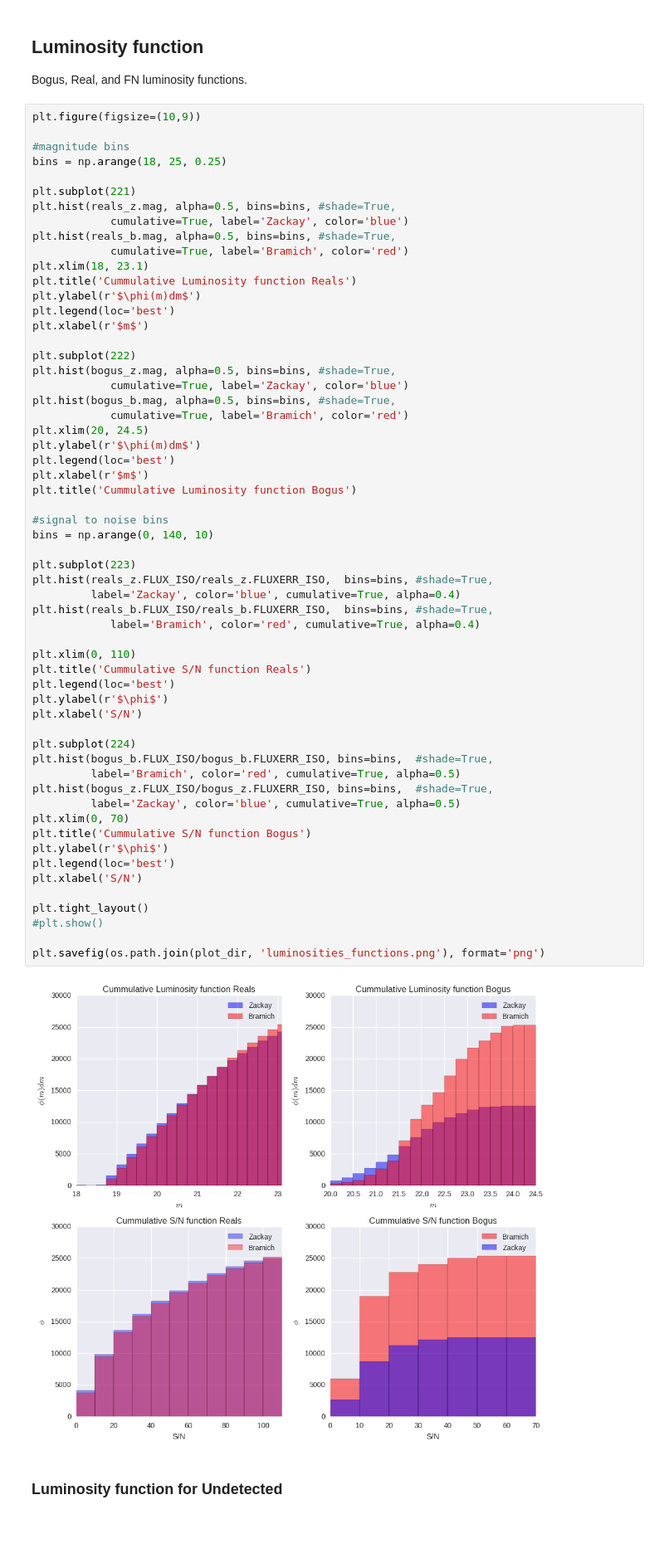
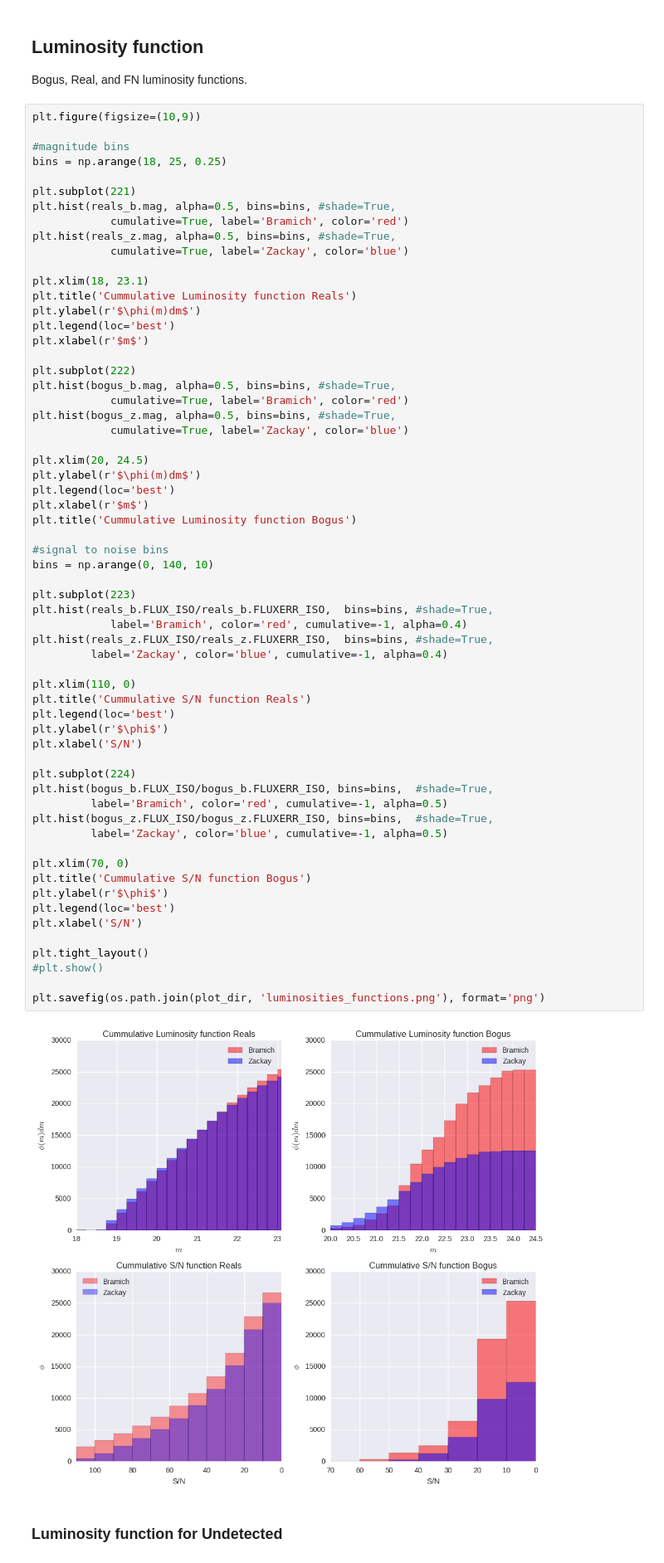
Before and after one commit to BrunoSanchez/RBMLearning, a Jupyter notebook: Plots.ipynb, the cells around one changed output. Shown at 83% size. Cells and saved outputs as stored; diff of their text form; blank space fills up the shorter version.

```diff
--- a/Plots.ipynb
+++ b/Plots.ipynb
@@ -201,10 +204,11 @@ plt.figure(figsize=(10,9))
 bins = np.arange(18, 25, 0.25)
 
 plt.subplot(221)
+plt.hist(reals_b.mag, alpha=0.5, bins=bins, #shade=True,
+            cumulative=True, label='Bramich', color='red')
 plt.hist(reals_z.mag, alpha=0.5, bins=bins, #shade=True,
             cumulative=True, label='Zackay', color='blue')
-plt.hist(reals_b.mag, alpha=0.5, bins=bins, #shade=True,
-            cumulative=True, label='Bramich', color='red')
+
 plt.xlim(18, 23.1)
 plt.title('Cummulative Luminosity function Reals')
 plt.ylabel(r'$\phi(m)dm$')
@@ -212,48 +216,50 @@ plt.legend(loc='best')
 plt.xlabel(r'$m$')
 
 plt.subplot(222)
+plt.hist(bogus_b.mag, alpha=0.5, bins=bins, #shade=True,
+            cumulative=True, label='Bramich', color='red')
 plt.hist(bogus_z.mag, alpha=0.5, bins=bins, #shade=True,
             cumulative=True, label='Zackay', color='blue')
-plt.hist(bogus_b.mag, alpha=0.5, bins=bins, #shade=True,
-            cumulative=True, label='Bramich', color='red')
+
 plt.xlim(20, 24.5)
 plt.ylabel(r'$\phi(m)dm$')
 plt.legend(loc='best')
 plt.xlabel(r'$m$')
 plt.title('Cummulative Luminosity function Bogus')
 
 #signal to noise bins
 bins = np.arange(0, 140, 10)
 
 plt.subplot(223)
+plt.hist(reals_b.FLUX_ISO/reals_b.FLUXERR_ISO,  bins=bins, #shade=True,
+            label='Bramich', color='red', cumulative=-1, alpha=0.4)
 plt.hist(reals_z.FLUX_ISO/reals_z.FLUXERR_ISO,  bins=bins, #shade=True,
-         label='Zackay', color='blue', cumulative=True, alpha=0.4)
-plt.hist(reals_b.FLUX_ISO/reals_b.FLUXERR_ISO,  bins=bins, #shade=True,
-            label='Bramich', color='red', cumulative=True, alpha=0.4)
+         label='Zackay', color='blue', cumulative=-1, alpha=0.4)
 
-plt.xlim(0, 110)
+plt.xlim(110, 0)
 plt.title('Cummulative S/N function Reals')
 plt.legend(loc='best')
 plt.ylabel(r'$\phi$')
 plt.xlabel('S/N')
 
 plt.subplot(224)
 plt.hist(bogus_b.FLUX_ISO/bogus_b.FLUXERR_ISO, bins=bins,  #shade=True,
-         label='Bramich', color='red', cumulative=True, alpha=0.5)
+         label='Bramich', color='red', cumulative=-1, alpha=0.5)
 plt.hist(bogus_z.FLUX_ISO/bogus_z.FLUXERR_ISO, bins=bins,  #shade=True,
-         label='Zackay', color='blue', cumulative=True, alpha=0.5)
-plt.xlim(0, 70)
+         label='Zackay', color='blue', cumulative=-1, alpha=0.5)
+
+plt.xlim(70, 0)
 plt.title('Cummulative S/N function Bogus')
 plt.ylabel(r'$\phi$')
 plt.legend(loc='best')
 plt.xlabel('S/N')
 
 plt.tight_layout()
 #plt.show()
 
 plt.savefig(os.path.join(plot_dir, 'luminosities_functions.png'), format='png')
 # %% [output]
-[figure, old version]
+[figure, new version]
 # %% [markdown]
 ### Luminosity function for Undetected
 # %%
```
Also changed, not shown: parts of 7 cells of this notebook.
